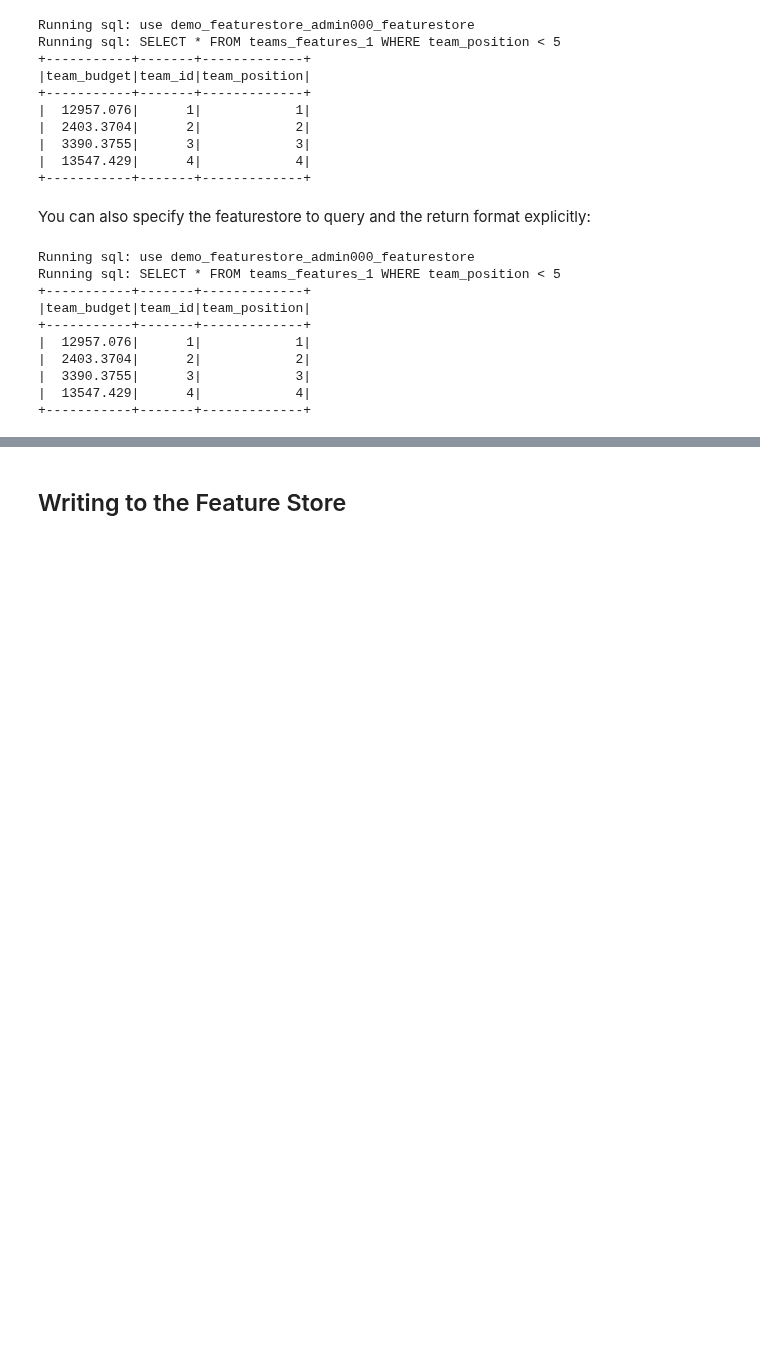
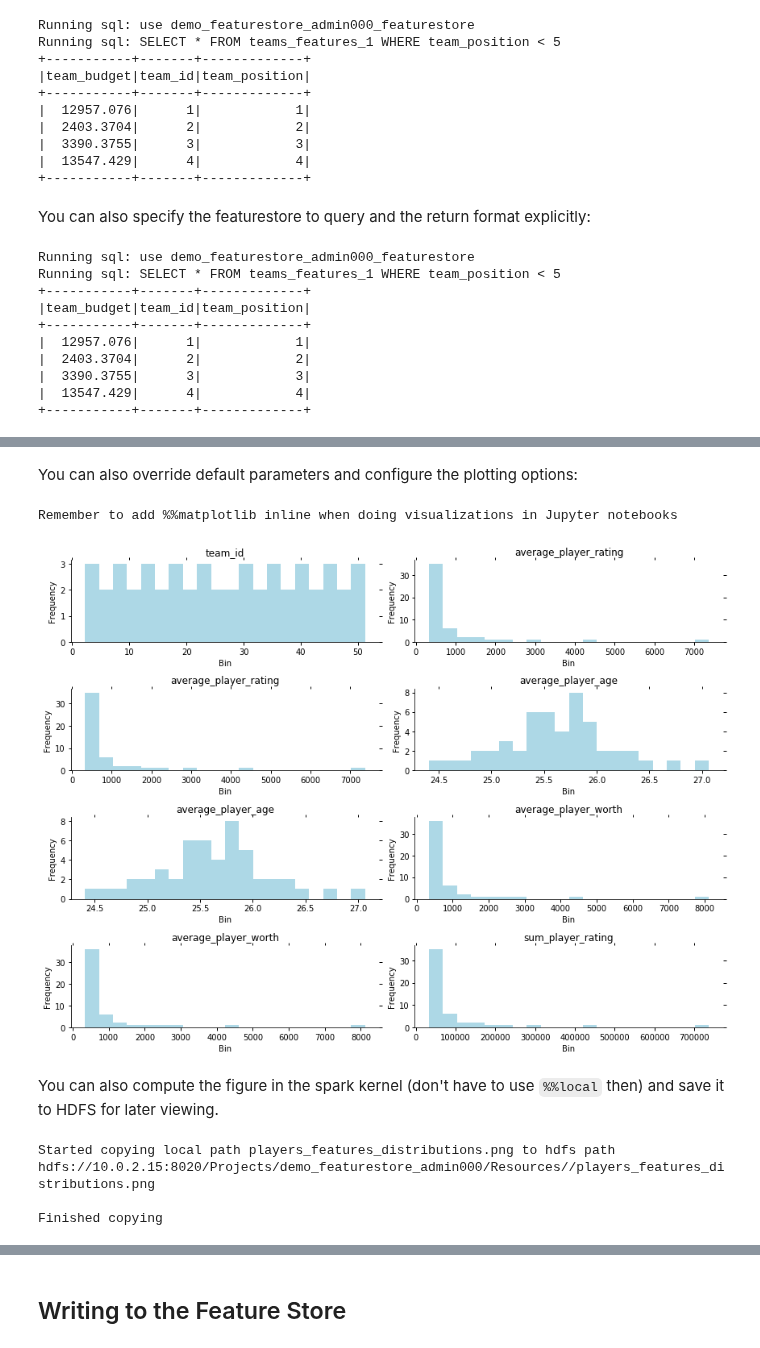
Before and after one commit to logicalclocks/hops-examples, a Jupyter notebook: notebooks/featurestore/FeaturestoreTourPython.ipynb, the cells around one changed output, grey strips where cells are left out. Saved outputs shown, nothing was run; the diff lists cells and outputs as text; code cells hidden in the pictures; blank space fills up the shorter version.

```diff
--- a/notebooks/featurestore/FeaturestoreTourPython.ipynb
+++ b/notebooks/featurestore/FeaturestoreTourPython.ipynb
@@ -428,0 +445,26 @@ Running sql: SELECT * FROM teams_features_1 WHERE team_position < 5
+# %% [markdown]
+You can also override default parameters and configure the plotting options:
+# %%
+%%local
+featurestore.visualize_featuregroup_distributions("players_features",
+                                                  featurestore=featurestore.project_featurestore(),
+                                                  featuregroup_version=1,
+                                                  figsize=(12, 9),
+                                                  color='lightblue',
+                                                  log=False,
+                                                  align="center",
+                                                  plot=True)
+# %% [output]
+Remember to add %%matplotlib inline when doing visualizations in Jupyter notebooks
+[figure, added]
+# %% [markdown]
+You can also compute the figure in the spark kernel (don't have to use `%%local` then) and save it to HDFS for later viewing.
+# %%
+from hops import hdfs
+fig = featurestore.visualize_featuregroup_distributions("players_features", plot=False)
+fig.savefig("players_features_distributions.png")
+hdfs.copy_to_hdfs("players_features_distributions.png", "Resources/", overwrite=True)
+# %% [output]
+Started copying local path players_features_distributions.png to hdfs path hdfs://10.0.2.15:8020/Projects/demo_featurestore_admin000/Resources//players_features_distributions.png
+
+Finished copying
```
Also changed, not shown: parts of 45 cells of this notebook, 1 other file.
